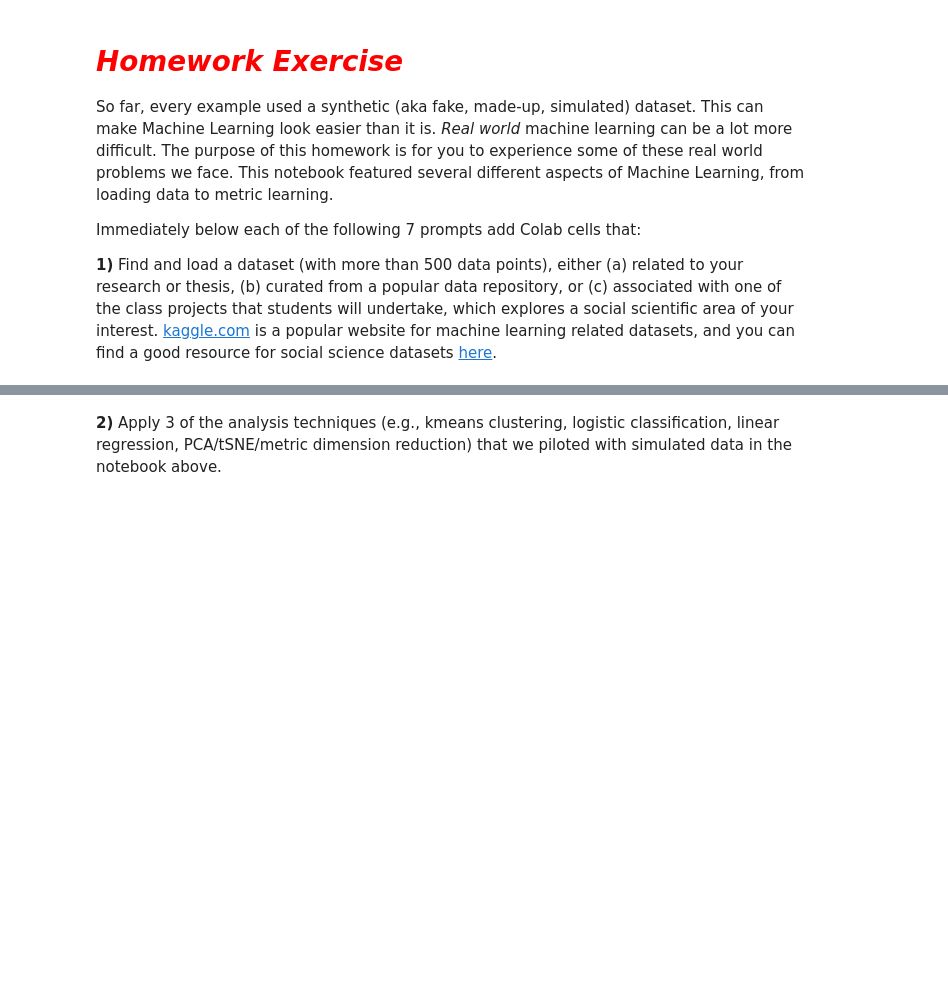
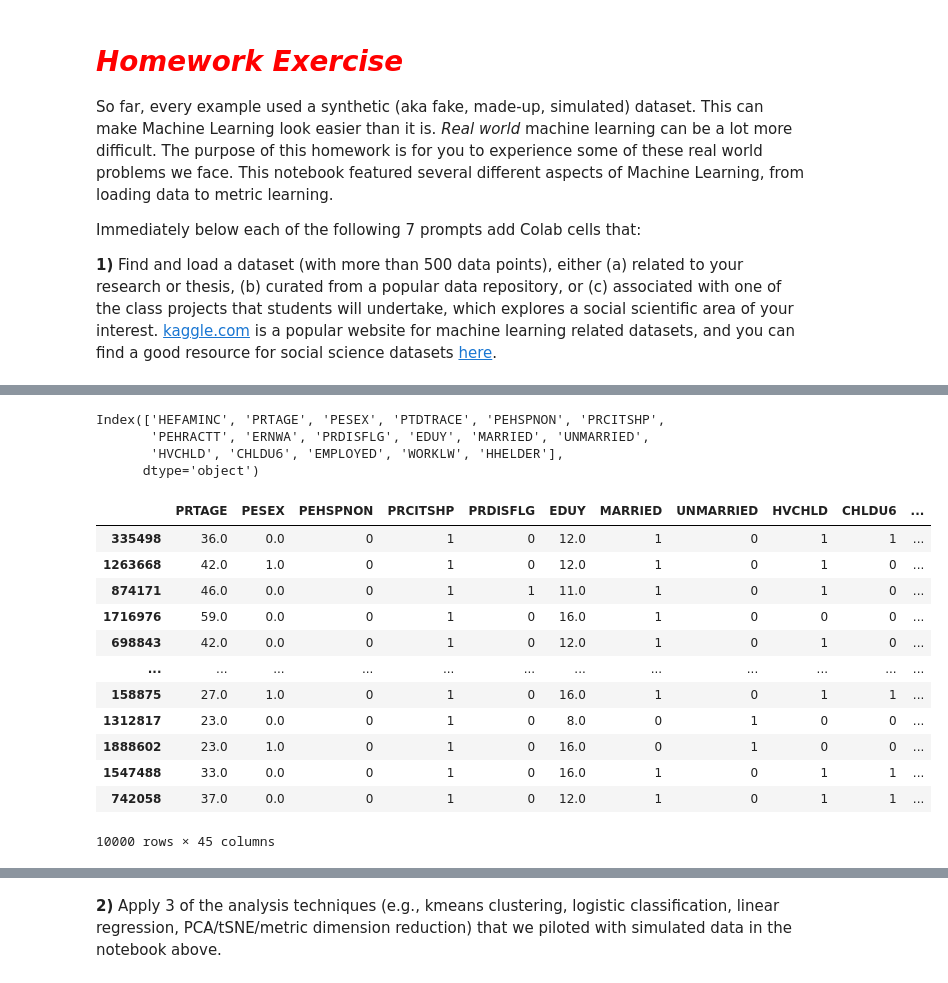
Before and after one commit to yhchou0904/ThinkDLassignments, a Jupyter notebook: Week1/Tutorial_1_machine_learning_pipelines.ipynb, the cells around one changed output, grey strips where cells are left out. Drawn from its saved outputs; the diff is of its cells as text; code cells hidden in the pictures; blank space fills up the shorter version.

```diff
--- a/Week1/Tutorial_1_machine_learning_pipelines.ipynb
+++ b/Week1/Tutorial_1_machine_learning_pipelines.ipynb
@@ -454,0 +458,3 @@ Immediately below each of the following 7 prompts add Colab cells that:
+# %%
+df = pd.read_csv("/content/drive/MyDrive/ThinkDL/work_age_touse.csv").sample(n=10000, random_state=1)
+df.head()
@@ -454,0 +471,27 @@ Immediately below each of the following 7 prompts add Colab cells that:
+# %%
+df.columns
+# %% [output]
+Index(['HEFAMINC', 'PRTAGE', 'PESEX', 'PTDTRACE', 'PEHSPNON', 'PRCITSHP',
+       'PEHRACTT', 'ERNWA', 'PRDISFLG', 'EDUY', 'MARRIED', 'UNMARRIED',
+       'HVCHLD', 'CHLDU6', 'EMPLOYED', 'WORKLW', 'HHELDER'],
+      dtype='object')
+# %%
+X = df.drop(['EMPLOYED', "ERNWA", 'WORKLW', 'PEHRACTT'], axis=1)
+X['HEFAMINC'] = X['HEFAMINC'].astype('category')
+X['PTDTRACE'] = X['PTDTRACE'].astype('category')
+X = pd.get_dummies(X)
+X
+# %% [output]
+|  | PRTAGE | PESEX | PEHSPNON | PRCITSHP | PRDISFLG | EDUY | MARRIED | UNMARRIED | HVCHLD | CHLDU6 | ... |
+| 335498 | 36.0 | 0.0 | 0 | 1 | 0 | 12.0 | 1 | 0 | 1 | 1 | ... |
+| 1263668 | 42.0 | 1.0 | 0 | 1 | 0 | 12.0 | 1 | 0 | 1 | 0 | ... |
+| 874171 | 46.0 | 0.0 | 0 | 1 | 1 | 11.0 | 1 | 0 | 1 | 0 | ... |
+| 1716976 | 59.0 | 0.0 | 0 | 1 | 0 | 16.0 | 1 | 0 | 0 | 0 | ... |
+| 698843 | 42.0 | 0.0 | 0 | 1 | 0 | 12.0 | 1 | 0 | 1 | 0 | ... |
+| ... | ... | ... | ... | ... | ... | ... | ... | ... | ... | ... | ... |
+| 158875 | 27.0 | 1.0 | 0 | 1 | 0 | 16.0 | 1 | 0 | 1 | 1 | ... |
+| 1312817 | 23.0 | 0.0 | 0 | 1 | 0 | 8.0 | 0 | 1 | 0 | 0 | ... |
+| 1888602 | 23.0 | 1.0 | 0 | 1 | 0 | 16.0 | 0 | 1 | 0 | 0 | ... |
+| 1547488 | 33.0 | 0.0 | 0 | 1 | 0 | 16.0 | 1 | 0 | 1 | 1 | ... |
+| 742058 | 37.0 | 0.0 | 0 | 1 | 0 | 12.0 | 1 | 0 | 1 | 1 | ... |
+10000 rows × 45 columns
```
Also changed, not shown: parts of 38 cells of this notebook.
